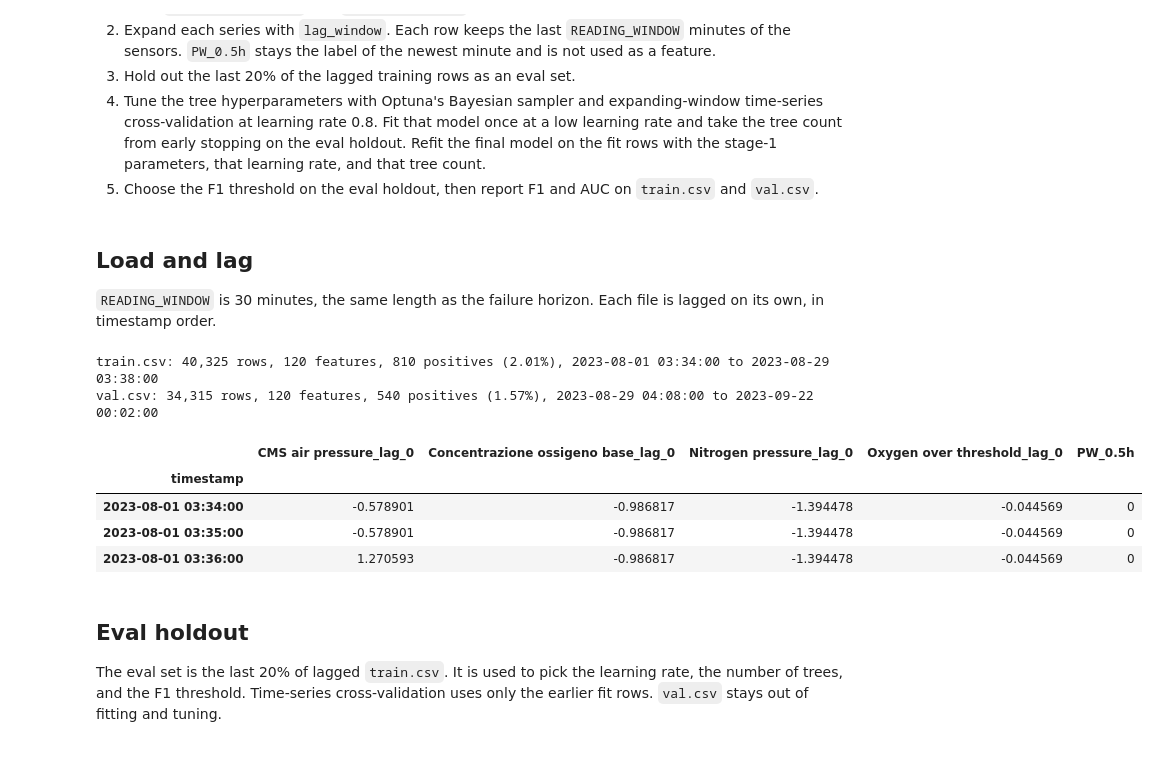
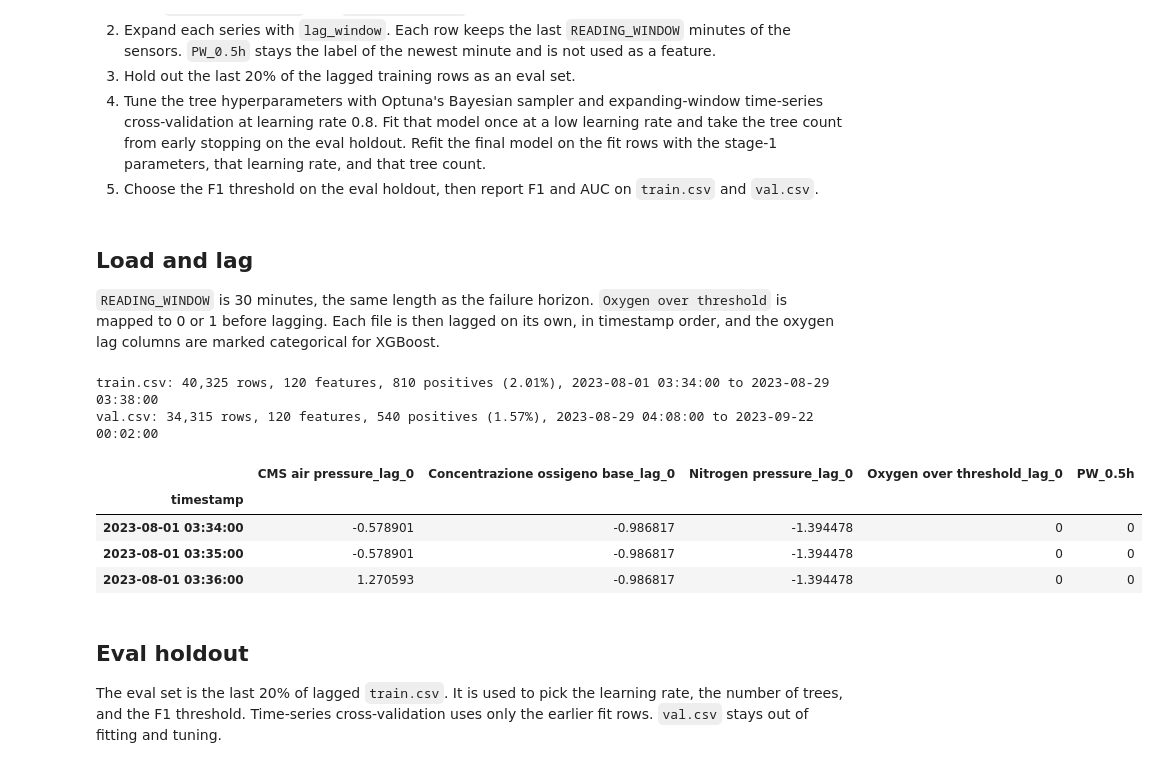
Before and after one commit to christdh00/IBM_Z_Datathon, a Jupyter notebook: binary_classification.ipynb, the cells around one changed output. Drawn from its saved outputs; the diff is of its cells as text; code cells hidden in the pictures.

```diff
--- a/binary_classification.ipynb
+++ b/binary_classification.ipynb
@@ -40,39 +43,49 @@ EARLY_STOPPING_ROUNDS = 40
 # %% [markdown]
 ## Load and lag
 
-`READING_WINDOW` is 30 minutes, the same length as the failure horizon. Each file is lagged on its own, in timestamp order.
+`READING_WINDOW` is 30 minutes, the same length as the failure horizon. `Oxygen over threshold` is mapped to 0 or 1 before lagging. Each file is then lagged on its own, in timestamp order, and the oxygen lag columns are marked categorical for XGBoost.
 # %%
 def load_series(path):
     frame = pd.read_csv(path, parse_dates=["timestamp"])
     return frame.set_index("timestamp").sort_index()
 
 
 def summarize(name, frame):
     labels = frame[TARGET].astype(int)
     print(
         f"{name}: {len(frame):,} rows, {frame.shape[1] - 1} features, "
         f"{int(labels.sum()):,} positives ({labels.mean():.2%}), "
         f"{frame.index.min()} to {frame.index.max()}"
     )
 
 
-train_raw = load_series(TRAIN_PATH)
-val_raw = load_series(VAL_PATH)
-train = lag_window(train_raw, READING_WINDOW)
-val = lag_window(val_raw, READING_WINDOW)
+def categorical_oxygen_lags(frame):
+    encoded = frame.copy()
+    oxygen_columns = [
+        column for column in encoded.columns if column.startswith("Oxygen over threshold_lag_")
+    ]
+    for column in oxygen_columns:
+        encoded[column] = pd.Categorical(encoded[column].astype(int), categories=[0, 1])
+    return encoded
+
+
+train_raw = encode_oxygen_over_threshold(load_series(TRAIN_PATH))
+val_raw = encode_oxygen_over_threshold(load_series(VAL_PATH))
+train = categorical_oxygen_lags(lag_window(train_raw, READING_WINDOW))
+val = categorical_oxygen_lags(lag_window(val_raw, READING_WINDOW))
 
 summarize("train.csv", train)
 summarize("val.csv", val)
 lag0_columns = [column for column in train.columns if column.endswith("_lag_0") or column == TARGET]
 train.loc[:, lag0_columns].head(3)
 # %% [output]
 train.csv: 40,325 rows, 120 features, 810 positives (2.01%), 2023-08-01 03:34:00 to 2023-08-29 03:38:00
 val.csv: 34,315 rows, 120 features, 540 positives (1.57%), 2023-08-29 04:08:00 to 2023-09-22 00:02:00
 |  | CMS air pressure_lag_0 | Concentrazione ossigeno base_lag_0 | Nitrogen pressure_lag_0 | Oxygen over threshold_lag_0 | PW_0.5h |
 | timestamp |  |  |  |  |  |
-| 2023-08-01 03:34:00 | -0.578901 | -0.986817 | -1.394478 | -0.044569 | 0 |
-| 2023-08-01 03:35:00 | -0.578901 | -0.986817 | -1.394478 | -0.044569 | 0 |
-| 2023-08-01 03:36:00 | 1.270593 | -0.986817 | -1.394478 | -0.044569 | 0 |
+| 2023-08-01 03:34:00 | -0.578901 | -0.986817 | -1.394478 | 0 | 0 |
+| 2023-08-01 03:35:00 | -0.578901 | -0.986817 | -1.394478 | 0 | 0 |
+| 2023-08-01 03:36:00 | 1.270593 | -0.986817 | -1.394478 | 0 | 0 |
 # %% [markdown]
 ## Eval holdout
 
```
Also changed, not shown: parts of 8 cells of this notebook, 4 other files.
